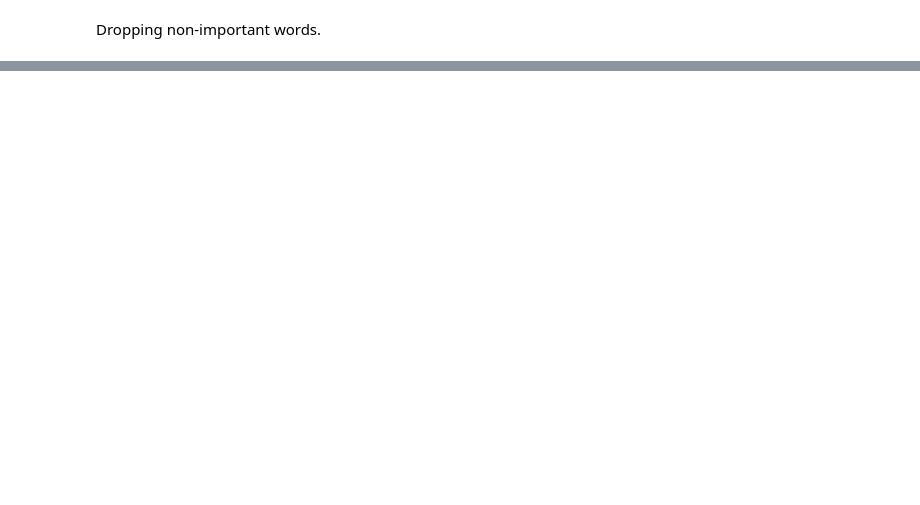
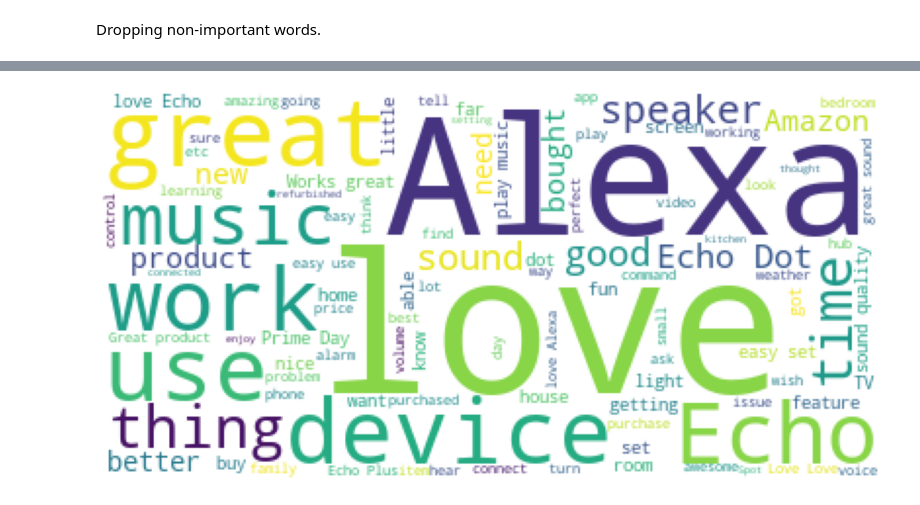
Before and after one commit to ddahiya16/Amazon-Alexa-Review-Analysis, a Jupyter notebook: Amazon Alexa Reviews Analysis.ipynb, the cells around one changed output, grey strips where cells are left out. Drawn from its saved outputs; the diff is of its cells as text; code cells hidden in the pictures; blank space fills up the shorter version.

```diff
--- a/Amazon Alexa Reviews Analysis.ipynb
+++ b/Amazon Alexa Reviews Analysis.ipynb
@@ -227,0 +236,22 @@ sns.countplot(data=tokens, y="Token", order = tokens['Token'].value_counts().ilo
+# %%
+from wordcloud import WordCloud
+
+# Read the whole text.
+text = ' '.join(temp['Token'].tolist())
+
+# Generate a word cloud image
+wordcloud = WordCloud().generate(text)
+
+# Display the generated image:
+# the matplotlib way:
+import matplotlib.pyplot as plt
+
+
+# take relative word frequencies into account, lower max_font_size
+wordcloud = WordCloud(background_color="white",max_words=100,max_font_size=100, relative_scaling=.5, min_word_length=2,).generate(text)
+plt.figure(figsize=(20,20))
+plt.imshow(wordcloud)
+plt.axis("off")
+plt.show()
+# %% [output]
+[figure, added]
```
Also changed, not shown: parts of 12 cells of this notebook, 2 other files.
